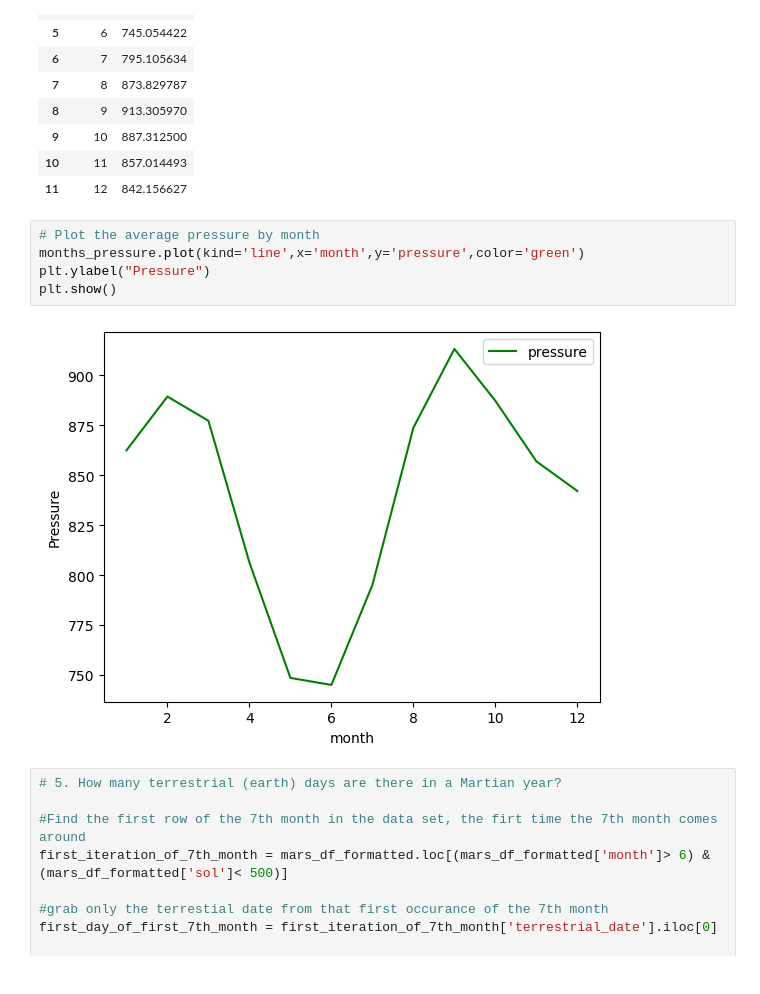
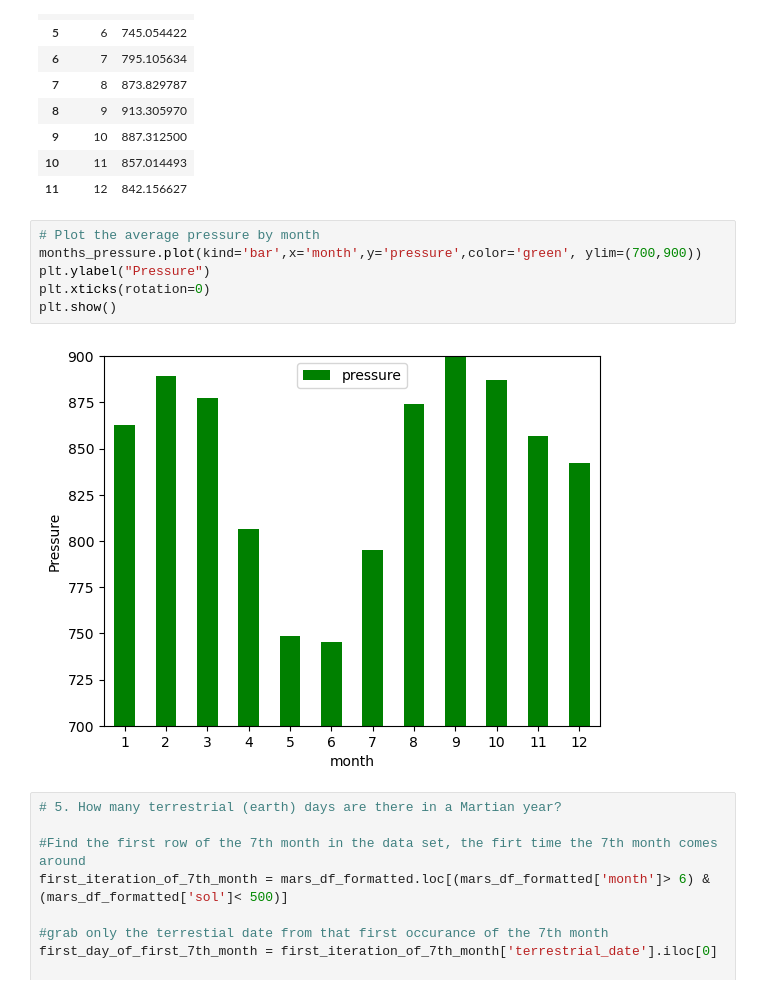
Before and after one commit to DanDreger/scraping_mars, a Jupyter notebook: part_2_mars_weather.ipynb, the cells around one changed output. Cells and saved outputs as stored; diff of their text form.

Commit message:
clean up charts

```diff
--- a/part_2_mars_weather.ipynb
+++ b/part_2_mars_weather.ipynb
@@ -263,11 +260,12 @@ months_pressure
 | 11 | 12 | 842.156627 |
 # %%
 # Plot the average pressure by month
-months_pressure.plot(kind='line',x='month',y='pressure',color='green')
+months_pressure.plot(kind='bar',x='month',y='pressure',color='green', ylim=(700,900))
 plt.ylabel("Pressure")
+plt.xticks(rotation=0)
 plt.show()
 # %% [output]
-[figure, old version]
+[figure, new version]
 # %%
 # 5. How many terrestrial (earth) days are there in a Martian year?
 
```
Also changed, not shown: parts of 2 cells of this notebook.
